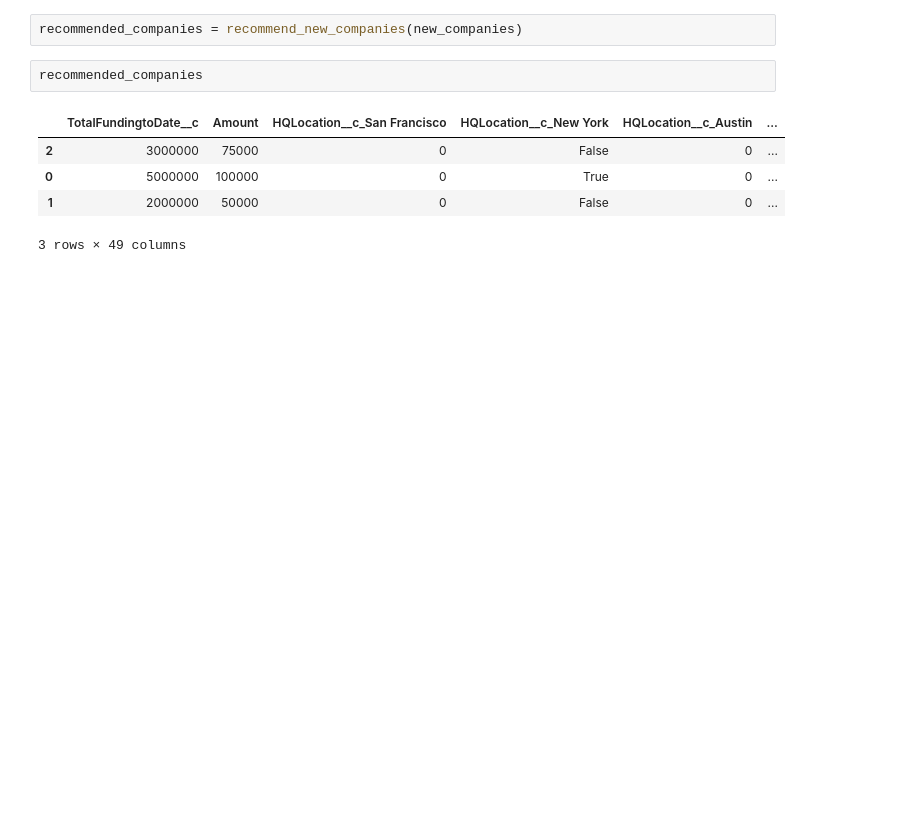
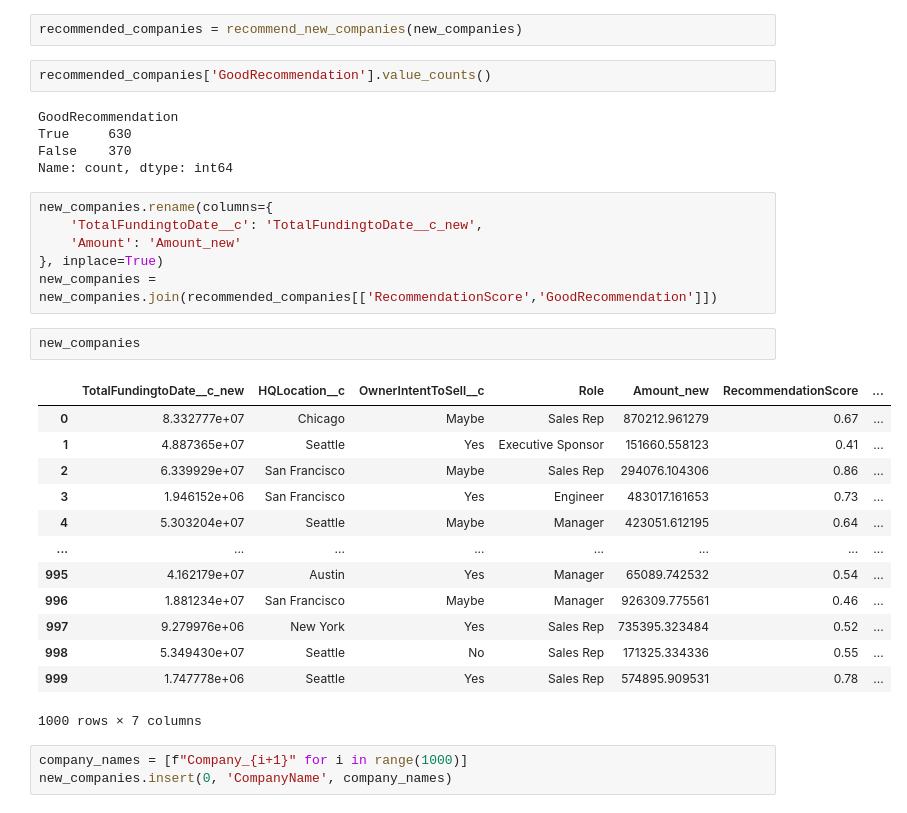
Before and after one commit to ricardobnjunior/recommendation-system-llm-based, a Jupyter notebook: Recommendation System.ipynb, the cells around one changed output. Saved outputs shown, nothing was run; the diff lists cells and outputs as text; blank space fills up the shorter version.

```diff
--- a/Recommendation System.ipynb
+++ b/Recommendation System.ipynb
@@ -348,10 +353,34 @@ new_companies
 # %%
 recommended_companies = recommend_new_companies(new_companies)
 # %%
-recommended_companies
+recommended_companies['GoodRecommendation'].value_counts()
 # %% [output]
-|  | TotalFundingtoDate__c | Amount | HQLocation__c_San Francisco | HQLocation__c_New York | HQLocation__c_Austin | ... |
-| 2 | 3000000 | 75000 | 0 | False | 0 | ... |
-| 0 | 5000000 | 100000 | 0 | True | 0 | ... |
-| 1 | 2000000 | 50000 | 0 | False | 0 | ... |
-3 rows × 49 columns
+GoodRecommendation
+True     630
+False    370
+Name: count, dtype: int64
+# %%
+new_companies.rename(columns={
+    'TotalFundingtoDate__c': 'TotalFundingtoDate__c_new',
+    'Amount': 'Amount_new'
+}, inplace=True)
+new_companies = new_companies.join(recommended_companies[['RecommendationScore','GoodRecommendation']])
+# %%
+new_companies
+# %% [output]
+|  | TotalFundingtoDate__c_new | HQLocation__c | OwnerIntentToSell__c | Role | Amount_new | RecommendationScore | ... |
+| 0 | 8.332777e+07 | Chicago | Maybe | Sales Rep | 870212.961279 | 0.67 | ... |
+| 1 | 4.887365e+07 | Seattle | Yes | Executive Sponsor | 151660.558123 | 0.41 | ... |
+| 2 | 6.339929e+07 | San Francisco | Maybe | Sales Rep | 294076.104306 | 0.86 | ... |
+| 3 | 1.946152e+06 | San Francisco | Yes | Engineer | 483017.161653 | 0.73 | ... |
+| 4 | 5.303204e+07 | Seattle | Maybe | Manager | 423051.612195 | 0.64 | ... |
+| ... | ... | ... | ... | ... | ... | ... | ... |
+| 995 | 4.162179e+07 | Austin | Yes | Manager | 65089.742532 | 0.54 | ... |
+| 996 | 1.881234e+07 | San Francisco | Maybe | Manager | 926309.775561 | 0.46 | ... |
+| 997 | 9.279976e+06 | New York | Yes | Sales Rep | 735395.323484 | 0.52 | ... |
+| 998 | 5.349430e+07 | Seattle | No | Sales Rep | 171325.334336 | 0.55 | ... |
+| 999 | 1.747778e+06 | Seattle | Yes | Sales Rep | 574895.909531 | 0.78 | ... |
+1000 rows × 7 columns
+# %%
+company_names = [f"Company_{i+1}" for i in range(1000)]
+new_companies.insert(0, 'CompanyName', company_names)
```
Also changed, not shown: parts of 9 cells of this notebook, 7 other files.
